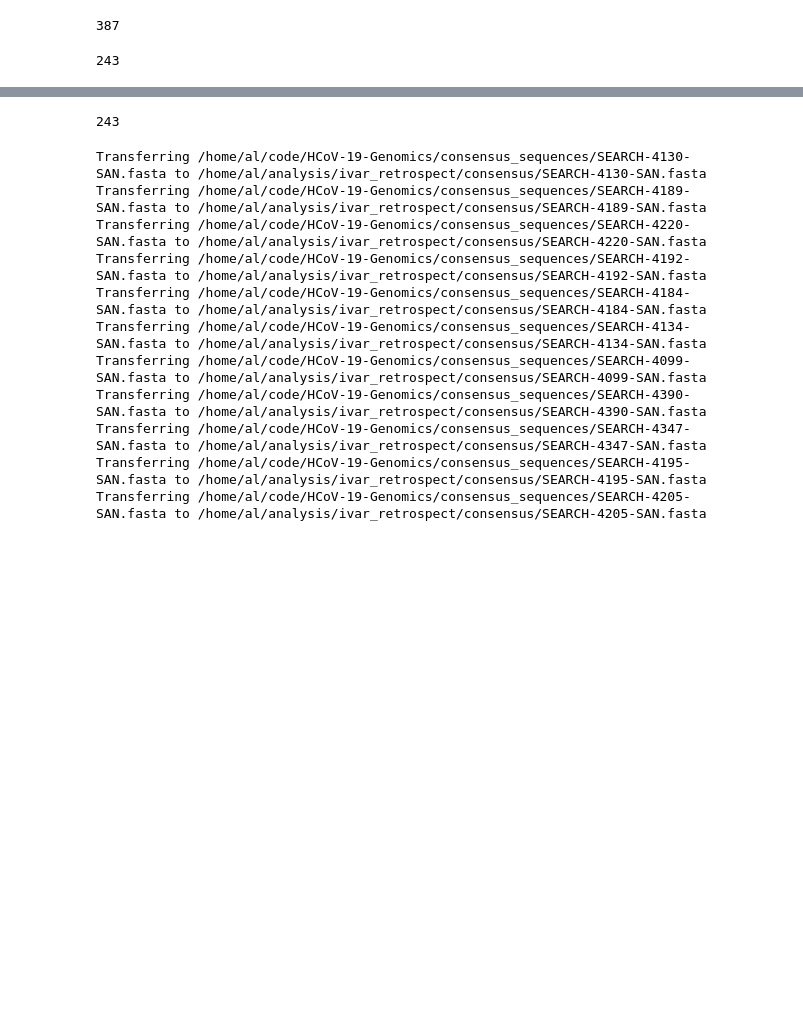
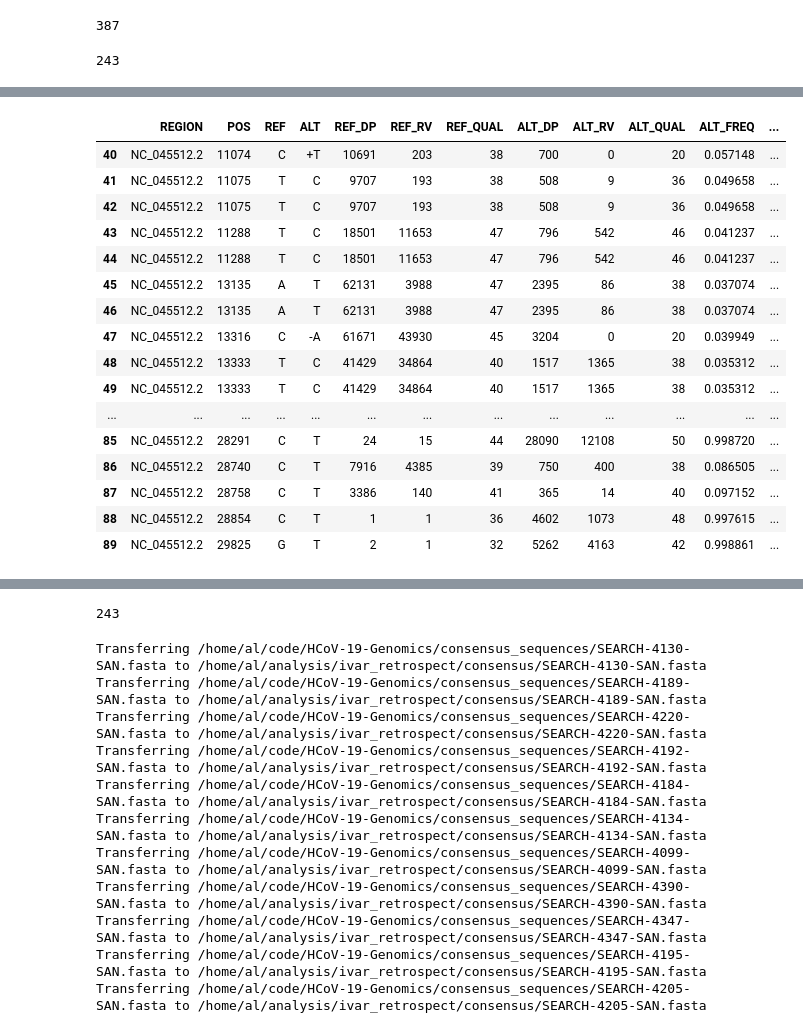
Before and after one commit to AlaaALatif/bjorn, a Jupyter notebook: lab.ipynb, the cells around one changed output, grey strips where cells are left out. Saved outputs shown, nothing was run; the diff lists cells and outputs as text; code cells hidden in the pictures; blank space fills up the shorter version.

```diff
--- a/lab.ipynb
+++ b/lab.ipynb
@@ -41,0 +142,22 @@ len(old_cns_filepaths)
+# %%
+path = '/home/al/analysis/11-16.11.2020/variants/illumina/SEARCH-4459_L001_L002_L003_L004.tsv'
+new = pd.read_csv(path, sep='\t')
+new.loc[(new['POS'] > 9000)]
+# %% [output]
+|  | REGION | POS | REF | ALT | REF_DP | REF_RV | REF_QUAL | ALT_DP | ALT_RV | ALT_QUAL | ALT_FREQ | ... |
+| 40 | NC_045512.2 | 11074 | C | +T | 10691 | 203 | 38 | 700 | 0 | 20 | 0.057148 | ... |
+| 41 | NC_045512.2 | 11075 | T | C | 9707 | 193 | 38 | 508 | 9 | 36 | 0.049658 | ... |
+| 42 | NC_045512.2 | 11075 | T | C | 9707 | 193 | 38 | 508 | 9 | 36 | 0.049658 | ... |
+| 43 | NC_045512.2 | 11288 | T | C | 18501 | 11653 | 47 | 796 | 542 | 46 | 0.041237 | ... |
+| 44 | NC_045512.2 | 11288 | T | C | 18501 | 11653 | 47 | 796 | 542 | 46 | 0.041237 | ... |
+| 45 | NC_045512.2 | 13135 | A | T | 62131 | 3988 | 47 | 2395 | 86 | 38 | 0.037074 | ... |
+| 46 | NC_045512.2 | 13135 | A | T | 62131 | 3988 | 47 | 2395 | 86 | 38 | 0.037074 | ... |
+| 47 | NC_045512.2 | 13316 | C | -A | 61671 | 43930 | 45 | 3204 | 0 | 20 | 0.039949 | ... |
+| 48 | NC_045512.2 | 13333 | T | C | 41429 | 34864 | 40 | 1517 | 1365 | 38 | 0.035312 | ... |
+| 49 | NC_045512.2 | 13333 | T | C | 41429 | 34864 | 40 | 1517 | 1365 | 38 | 0.035312 | ... |
+| ... | ... | ... | ... | ... | ... | ... | ... | ... | ... | ... | ... | ... |
+| 85 | NC_045512.2 | 28291 | C | T | 24 | 15 | 44 | 28090 | 12108 | 50 | 0.998720 | ... |
+| 86 | NC_045512.2 | 28740 | C | T | 7916 | 4385 | 39 | 750 | 400 | 38 | 0.086505 | ... |
+| 87 | NC_045512.2 | 28758 | C | T | 3386 | 140 | 41 | 365 | 14 | 40 | 0.097152 | ... |
+| 88 | NC_045512.2 | 28854 | C | T | 1 | 1 | 36 | 4602 | 1073 | 48 | 0.997615 | ... |
+| 89 | NC_045512.2 | 29825 | G | T | 2 | 1 | 32 | 5262 | 4163 | 42 | 0.998861 | ... |
```
Also changed, not shown: parts of 18 cells of this notebook.
